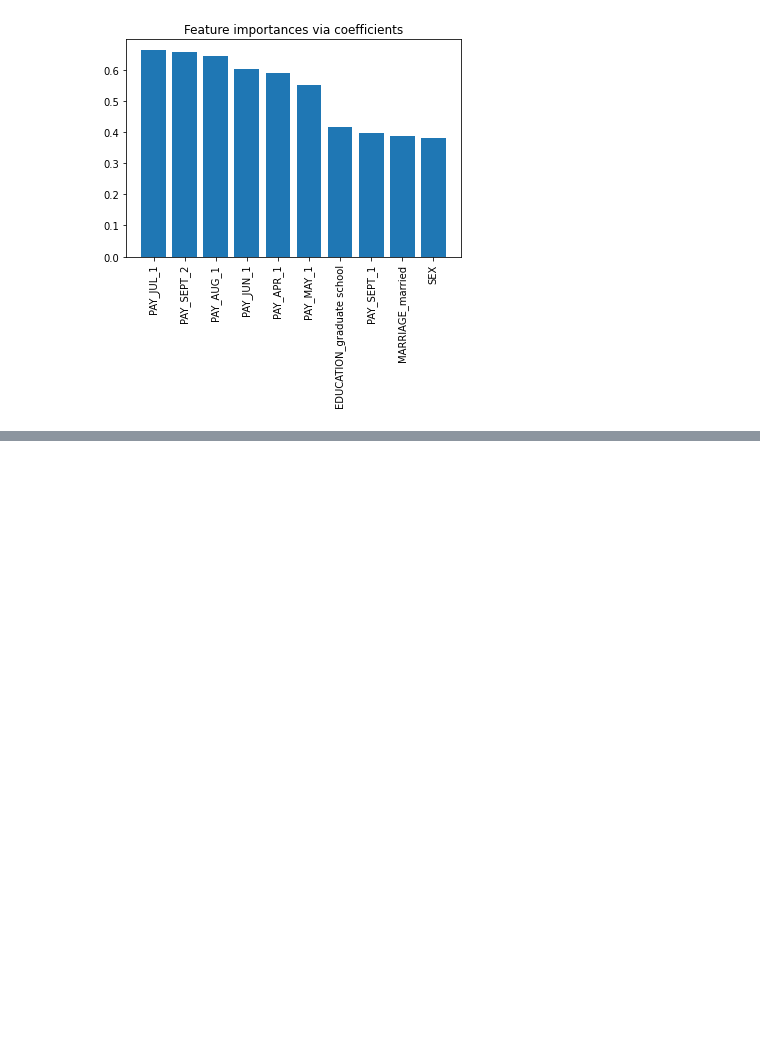
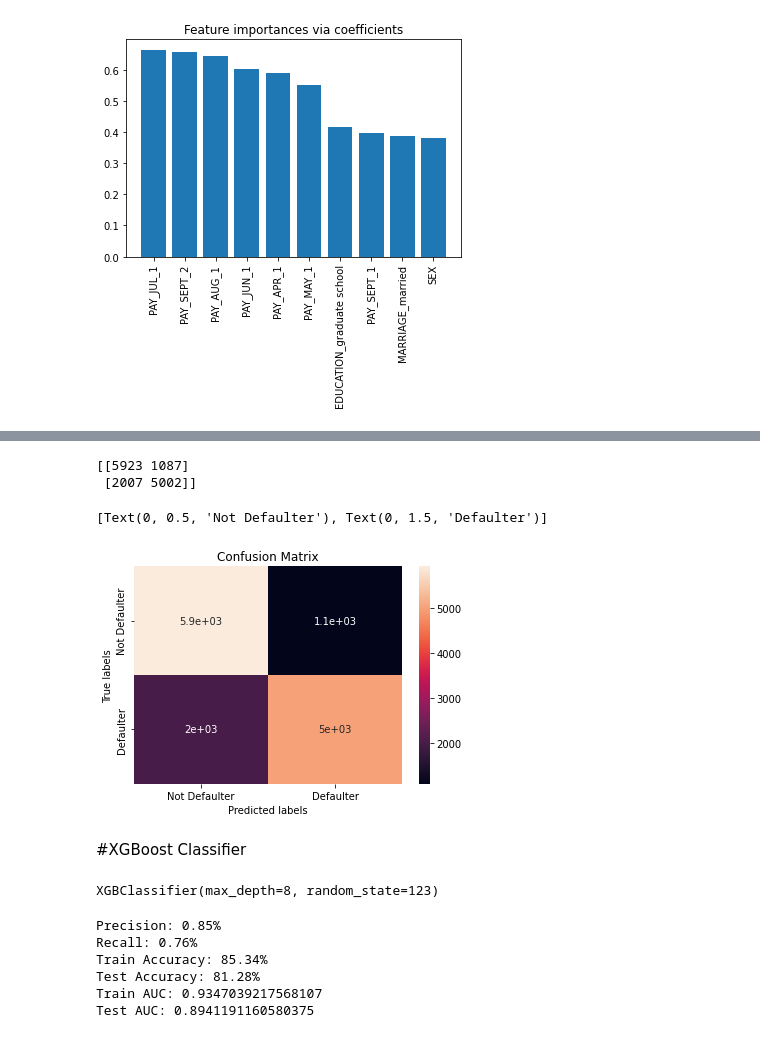
Before and after one commit to Aehteshaam-Shaikh/Credit-Card-Default-Prediction, a Jupyter notebook: Credit_Card_Default_Prediction_Capstone_Project.ipynb, the cells around one changed output, grey strips where cells are left out. Cells and saved outputs as stored; diff of their text form; code cells hidden in the pictures; blank space fills up the shorter version.

```diff
--- a/Credit_Card_Default_Prediction_Capstone_Project.ipynb
+++ b/Credit_Card_Default_Prediction_Capstone_Project.ipynb
@@ -546,0 +691,4 @@ plt.show()
+# %%
+# creating parameters
+param_grid = {'C': [0.1, 1, 10, 100],
+              'kernel': ['rbf']}
@@ -546,0 +706,3 @@ plt.show()
+# %%
+#getting best estimator
+optimal_SVC_clf = grid_svc.best_estimator_
@@ -546,0 +719,4 @@ plt.show()
+# %%
+# Getting the predicted classes
+train_class_preds = optimal_SVC_clf.predict(X_train)
+test_class_preds = optimal_SVC_clf.predict(X_test)
@@ -546,0 +750,23 @@ plt.show()
+# %%
+# Getting the confusion matrix for test
+
+labels = ['Not Defaulter', 'Defaulter']
+cm = confusion_matrix(y_test, test_class_preds)
+print(cm)
+
+ax= plt.subplot()
+sns.heatmap(cm, annot=True, ax = ax) #annot=True to annotate cells
+
+# labels, title and ticks
+ax.set_xlabel('Predicted labels')
+ax.set_ylabel('True labels')
+ax.set_title('Confusion Matrix')
+ax.xaxis.set_ticklabels(labels)
+ax.yaxis.set_ticklabels(labels)
+# %% [output]
+[[5923 1087]
+ [2007 5002]]
+[Text(0, 0.5, 'Not Defaulter'), Text(0, 1.5, 'Defaulter')]
+[figure, added]
+# %% [markdown]
+#XGBoost Classifier
@@ -546,0 +793,38 @@ plt.show()
+# %%
+# Fitting the data
+xgb = XGBClassifier(random_state=123,max_depth=8)
+xgb.fit(X_train, y_train)
+# %% [output]
+XGBClassifier(max_depth=8, random_state=123)
+# %%
+#Print model report:
+y_pred_xgb = xgb.predict(X_test)
+xgb_precision = precision_score(y_test, y_pred_xgb)
+xgb_recall = recall_score(y_test, y_pred_xgb)
+print("Precision: {:.2f}%".format(xgb_precision))
+print("Recall: {:.2f}%".format(xgb_recall))
+
+
+pred_train_xgb = xgb.predict(X_train)
+train_acc_xgb = accuracy_score(y_train, pred_train_xgb)
+print("Train Accuracy: {:.2f}%".format(train_acc_xgb * 100))
+
+pred_test_xgb = xgb.predict(X_test)
+test_acc_xgb = accuracy_score(y_test, pred_test_xgb)
+print("Test Accuracy: {:.2f}%".format(test_acc_xgb * 100))
+
+
+train_pred_proba = xgb.predict_proba(X_train)[:,1]
+xgb_auc_train = roc_auc_score(y_train, train_pred_proba)
+print("Train AUC:" , xgb_auc_train )
+
+test_pred_proba = xgb.predict_proba(X_test)[:,1]
+xgb_auc_test = roc_auc_score(y_test, test_pred_proba)
+print("Test AUC:" , xgb_auc_test )
+# %% [output]
+Precision: 0.85%
+Recall: 0.76%
+Train Accuracy: 85.34%
+Test Accuracy: 81.28%
+Train AUC: 0.9347039217568107
+Test AUC: 0.8941191160580375
```
Also changed, not shown: parts of 25 cells of this notebook.
